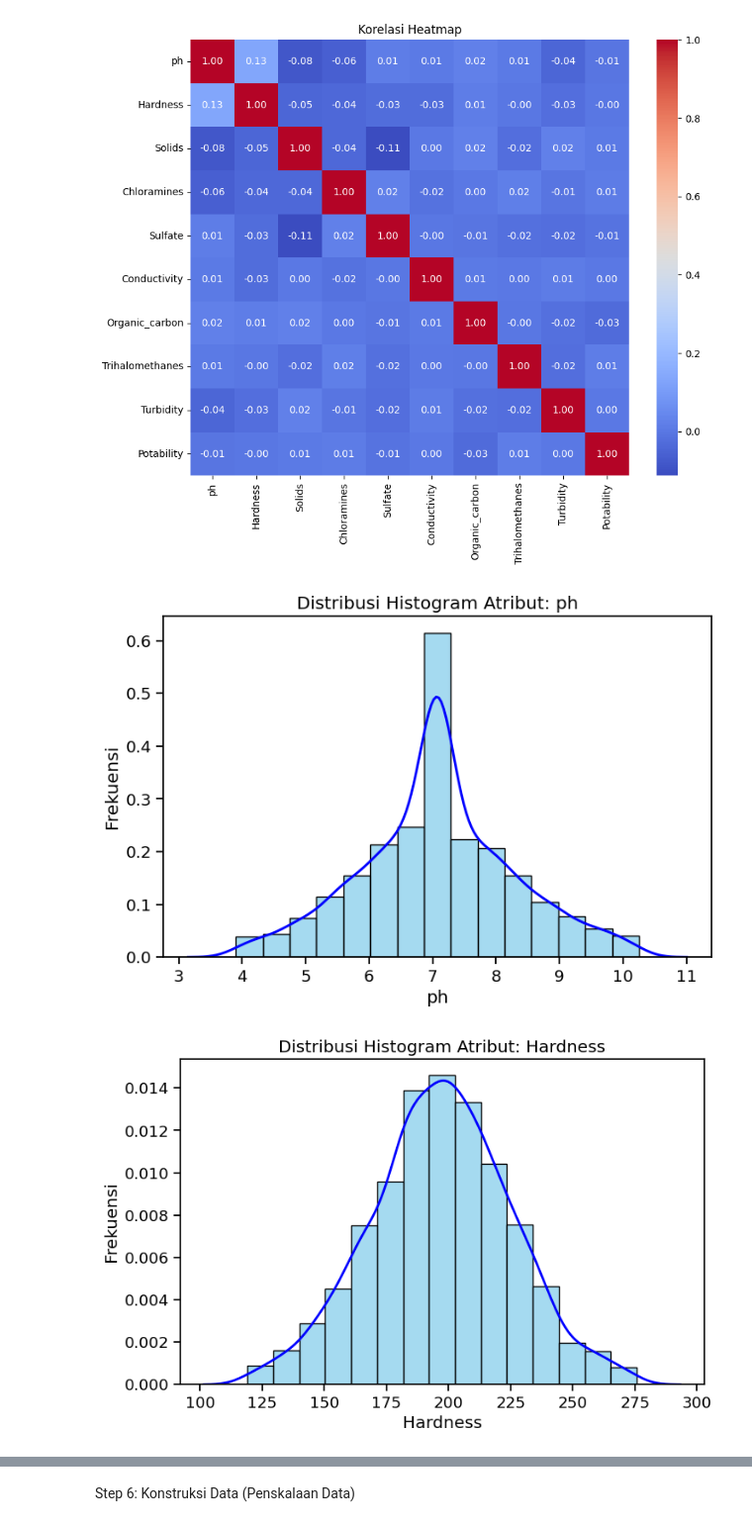
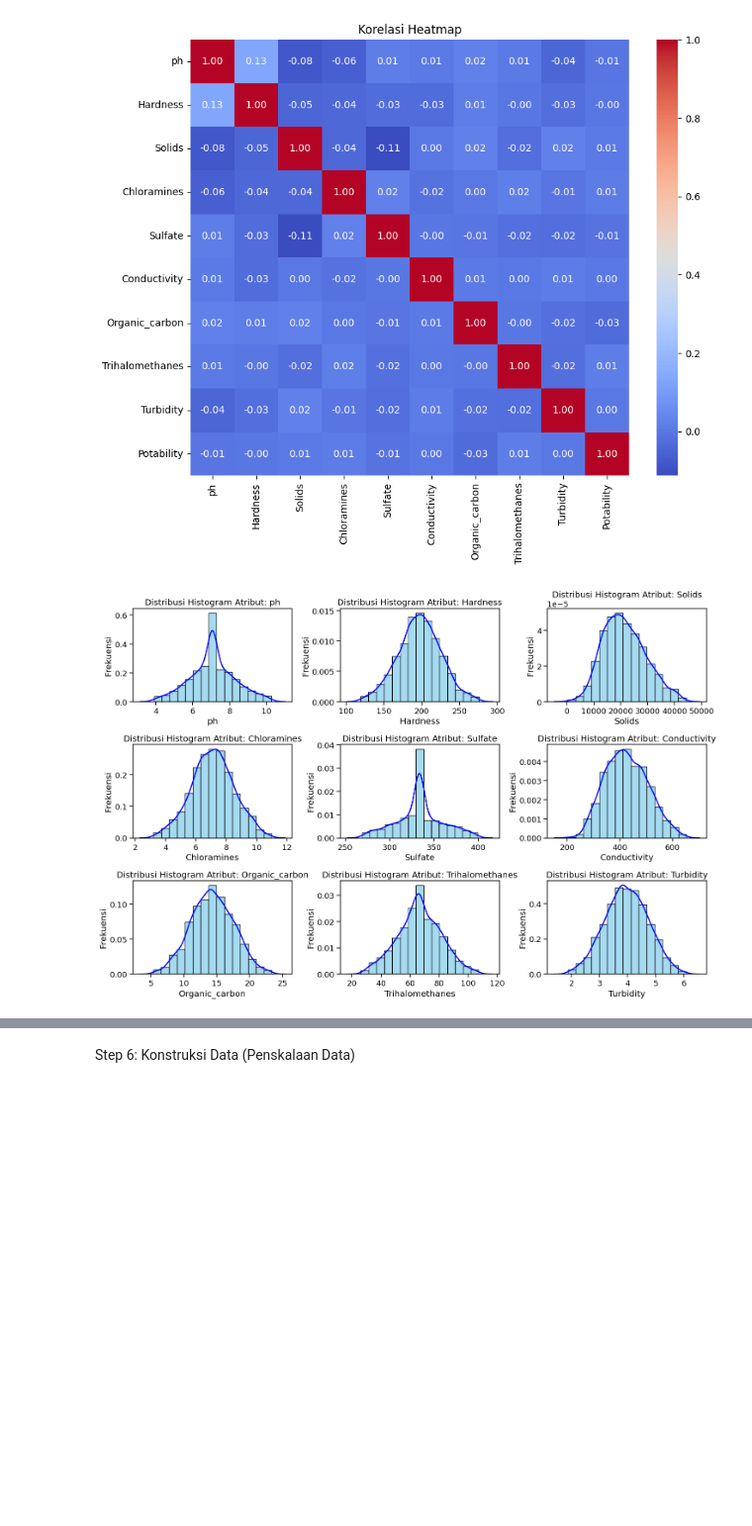
Before and after one commit to 12widasa/Water-Potability, a Jupyter notebook: water_potability.ipynb, the cells around one changed output, grey strips where cells are left out. Shown at 99% size. Drawn from its saved outputs; the diff is of its cells as text; code cells hidden in the pictures; blank space fills up the shorter version.

```diff
--- a/water_potability.ipynb
+++ b/water_potability.ipynb
@@ -131,14 +131,16 @@ plt.show()
 # %%
 # Distribusi Histogram Plot dengan Bar dan Line
 with sns.plotting_context("notebook", font_scale=1.2):
-    for feature in features:
-        plt.figure(figsize=(8, 5))
-        g = sns.histplot(data=water_data[feature], stat='density', color='skyblue', bins=15, edgecolor='black')
-        g1 = sns.kdeplot(data=water_data[feature], color='blue', linewidth=2, ax=g)
-        plt.title(f'Distribusi Histogram Atribut: {feature}')
-        plt.xlabel(feature)
-        plt.ylabel('Frekuensi')
-        plt.show()
+    fig, axes = plt.subplots(nrows=len(features)//3 + (len(features) % 3 > 0), ncols=3, figsize=(15, 10))
+    for i, feature in enumerate(features):
+        ax = axes[i // 3, i % 3]  # Mengatur subplot berdasarkan indeks
+        sns.histplot(data=water_data[feature], stat='density', color='skyblue', bins=15, edgecolor='black', ax=ax)
+        sns.kdeplot(data=water_data[feature], color='blue', linewidth=2, ax=ax)
+        ax.set_title(f'Distribusi Histogram Atribut: {feature}')
+        ax.set_xlabel(feature)
+        ax.set_ylabel('Frekuensi')
+
+    plt.tight_layout()  # Mengatur layout agar tidak tumpang tindih
+    plt.show()
 # %% [output]
-[figure, old version]
+[figure, new version]
-[figure, removed]
```
Also changed, not shown: parts of 2 cells of this notebook, 3 other files.
